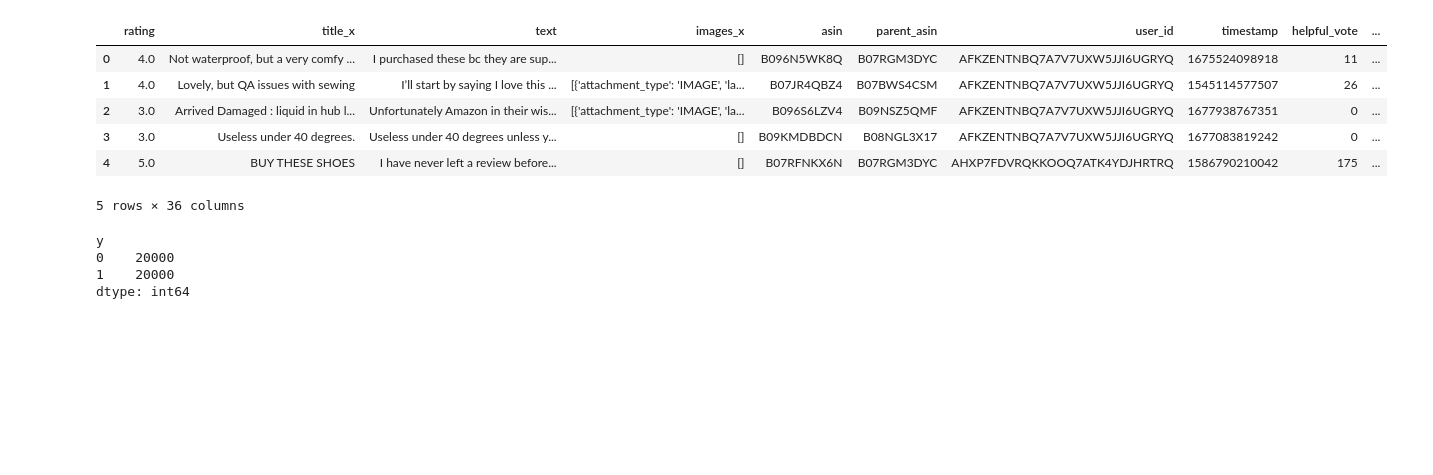
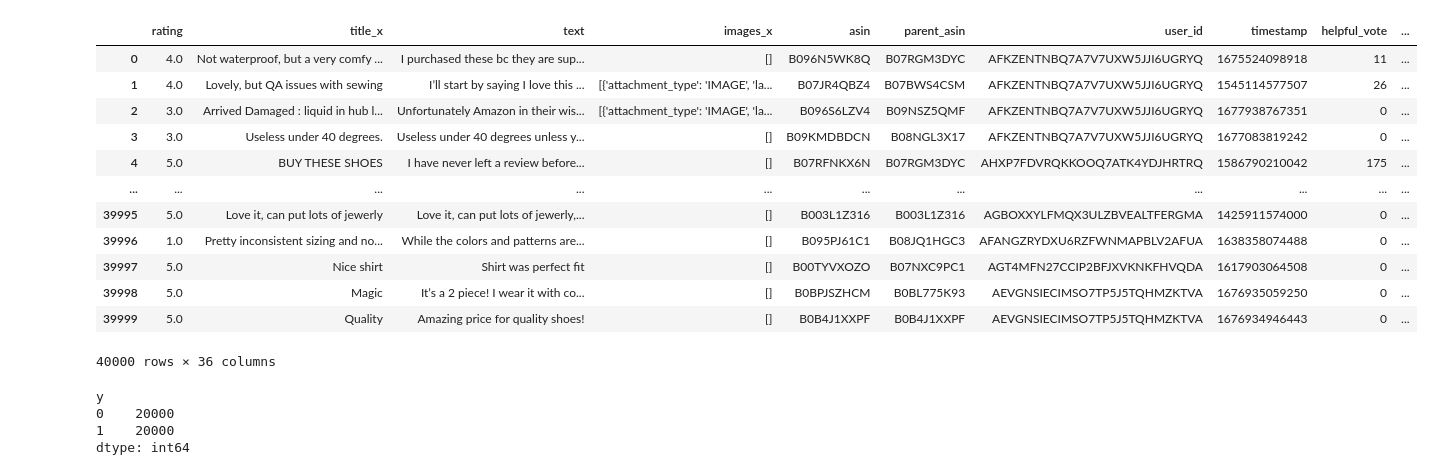
Before and after one commit to hammadaslam1/reviews-classifier, a Jupyter notebook: backend/practice/colabCodes/helpfulness_classification.ipynb, the cells around one changed output. Drawn from its saved outputs; the diff is of its cells as text; code cells hidden in the pictures; blank space fills up the shorter version.

```diff
--- a/backend/practice/colabCodes/helpfulness_classification.ipynb
+++ b/backend/practice/colabCodes/helpfulness_classification.ipynb
@@ -18,15 +18,21 @@ merged_df2 = pd.read_csv(file_path_2)
 # merged_df4 = pd.read_csv(file_path_4)
 # merged_df5 = pd.read_csv(file_path_5)
 # %%
-merged_df2.head()
+merged_df2
 # %% [output]
 |  | rating | title_x | text | images_x | asin | parent_asin | user_id | timestamp | helpful_vote | ... |
 | 0 | 4.0 | Not waterproof, but a very comfy ... | I purchased these bc they are sup... | [] | B096N5WK8Q | B07RGM3DYC | AFKZENTNBQ7A7V7UXW5JJI6UGRYQ | 1675524098918 | 11 | ... |
 | 1 | 4.0 | Lovely, but QA issues with sewing | I’ll start by saying I love this ... | [{'attachment_type': 'IMAGE', 'la... | B07JR4QBZ4 | B07BWS4CSM | AFKZENTNBQ7A7V7UXW5JJI6UGRYQ | 1545114577507 | 26 | ... |
 | 2 | 3.0 | Arrived Damaged : liquid in hub l... | Unfortunately Amazon in their wis... | [{'attachment_type': 'IMAGE', 'la... | B096S6LZV4 | B09NSZ5QMF | AFKZENTNBQ7A7V7UXW5JJI6UGRYQ | 1677938767351 | 0 | ... |
 | 3 | 3.0 | Useless under 40 degrees. | Useless under 40 degrees unless y... | [] | B09KMDBDCN | B08NGL3X17 | AFKZENTNBQ7A7V7UXW5JJI6UGRYQ | 1677083819242 | 0 | ... |
 | 4 | 5.0 | BUY THESE SHOES | I have never left a review before... | [] | B07RFNKX6N | B07RGM3DYC | AHXP7FDVRQKKOOQ7ATK4YDJHRTRQ | 1586790210042 | 175 | ... |
+| ... | ... | ... | ... | ... | ... | ... | ... | ... | ... | ... |
+| 39995 | 5.0 | Love it, can put lots of jewerly | Love it, can put lots of jewerly,... | [] | B003L1Z316 | B003L1Z316 | AGBOXXYLFMQX3ULZBVEALTFERGMA | 1425911574000 | 0 | ... |
+| 39996 | 1.0 | Pretty inconsistent sizing and no... | While the colors and patterns are... | [] | B095PJ61C1 | B08JQ1HGC3 | AFANGZRYDXU6RZFWNMAPBLV2AFUA | 1638358074488 | 0 | ... |
+| 39997 | 5.0 | Nice shirt | Shirt was perfect fit | [] | B00TYVXOZO | B07NXC9PC1 | AGT4MFN27CCIP2BFJXVKNKFHVQDA | 1617903064508 | 0 | ... |
+| 39998 | 5.0 | Magic | It’s a 2 piece! I wear it with co... | [] | B0BPJSZHCM | B0BL775K93 | AEVGNSIECIMSO7TP5J5TQHMZKTVA | 1676935059250 | 0 | ... |
+| 39999 | 5.0 | Quality | Amazing price for quality shoes! | [] | B0B4J1XXPF | B0B4J1XXPF | AEVGNSIECIMSO7TP5J5TQHMZKTVA | 1676934946443 | 0 | ... |
-5 rows × 36 columns
+40000 rows × 36 columns
 # %%
 # Concatenate the DataFrames
 # merged_df = pd.concat([merged_df1, merged_df2, merged_df3, merged_df4, merged_df5], ignore_index=True)
```
Also changed, not shown: parts of 3 cells of this notebook, 1 other file.
